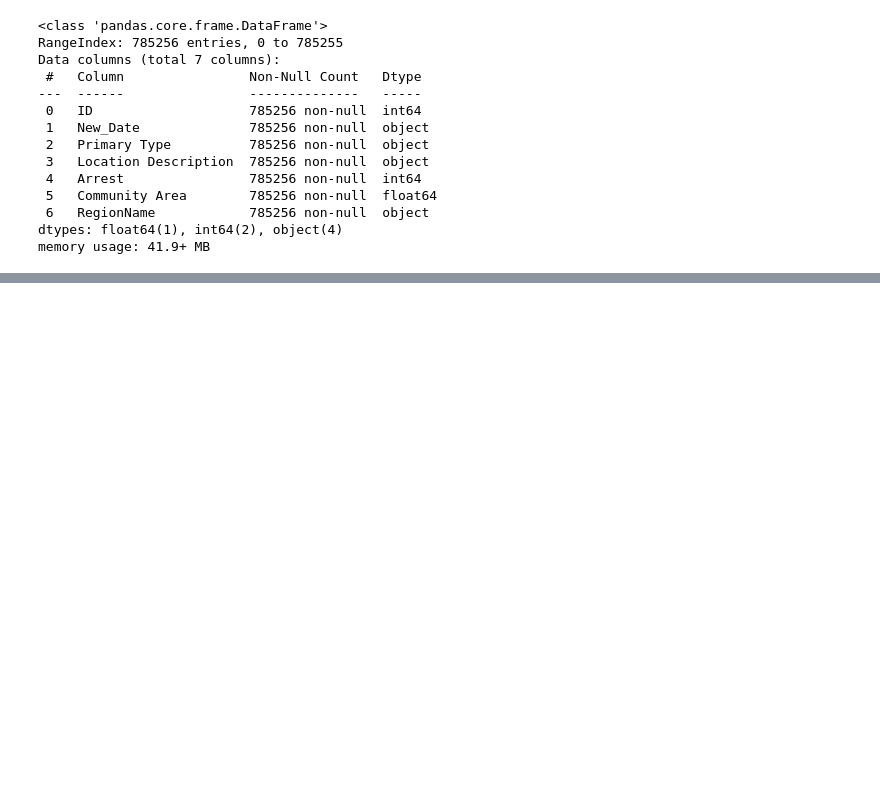
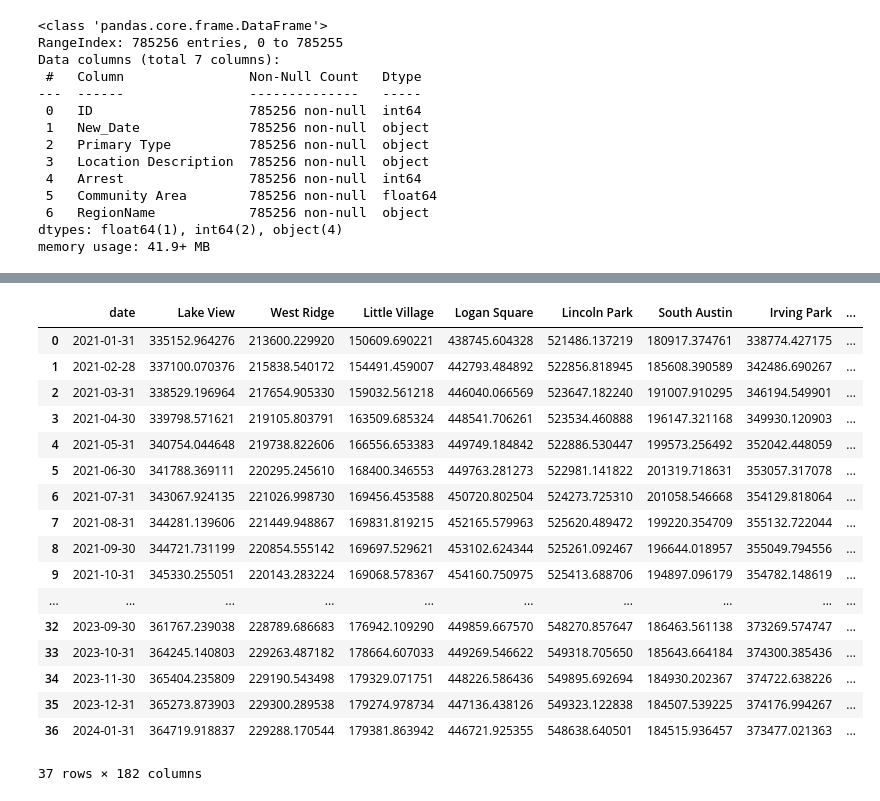
Before and after one commit to rajpatel322/group-project-kungfu-pandas, a Jupyter notebook: EDA.ipynb, the cells around one changed output, grey strips where cells are left out. Saved outputs shown, nothing was run; the diff lists cells and outputs as text; code cells hidden in the pictures; blank space fills up the shorter version.

```diff
--- a/EDA.ipynb
+++ b/EDA.ipynb
@@ -59,0 +76,22 @@ def get_min(col_name):
+# %%
+neighborhood_2021_present = pd.read_csv('csv_files/neighborhood_data_2021_present.csv')
+neighborhood_2021_present
+# %% [output]
+|  | date | Lake View | West Ridge | Little Village | Logan Square | Lincoln Park | South Austin | Irving Park | ... |
+| 0 | 2021-01-31 | 335152.964276 | 213600.229920 | 150609.690221 | 438745.604328 | 521486.137219 | 180917.374761 | 338774.427175 | ... |
+| 1 | 2021-02-28 | 337100.070376 | 215838.540172 | 154491.459007 | 442793.484892 | 522856.818945 | 185608.390589 | 342486.690267 | ... |
+| 2 | 2021-03-31 | 338529.196964 | 217654.905330 | 159032.561218 | 446040.066569 | 523647.182240 | 191007.910295 | 346194.549901 | ... |
+| 3 | 2021-04-30 | 339798.571621 | 219105.803791 | 163509.685324 | 448541.706261 | 523534.460888 | 196147.321168 | 349930.120903 | ... |
+| 4 | 2021-05-31 | 340754.044648 | 219738.822606 | 166556.653383 | 449749.184842 | 522886.530447 | 199573.256492 | 352042.448059 | ... |
+| 5 | 2021-06-30 | 341788.369111 | 220295.245610 | 168400.346553 | 449763.281273 | 522981.141822 | 201319.718631 | 353057.317078 | ... |
+| 6 | 2021-07-31 | 343067.924135 | 221026.998730 | 169456.453588 | 450720.802504 | 524273.725310 | 201058.546668 | 354129.818064 | ... |
+| 7 | 2021-08-31 | 344281.139606 | 221449.948867 | 169831.819215 | 452165.579963 | 525620.489472 | 199220.354709 | 355132.722044 | ... |
+| 8 | 2021-09-30 | 344721.731199 | 220854.555142 | 169697.529621 | 453102.624344 | 525261.092467 | 196644.018957 | 355049.794556 | ... |
+| 9 | 2021-10-31 | 345330.255051 | 220143.283224 | 169068.578367 | 454160.750975 | 525413.688706 | 194897.096179 | 354782.148619 | ... |
+| ... | ... | ... | ... | ... | ... | ... | ... | ... | ... |
+| 32 | 2023-09-30 | 361767.239038 | 228789.686683 | 176942.109290 | 449859.667570 | 548270.857647 | 186463.561138 | 373269.574747 | ... |
+| 33 | 2023-10-31 | 364245.140803 | 229263.487182 | 178664.607033 | 449269.546622 | 549318.705650 | 185643.664184 | 374300.385436 | ... |
+| 34 | 2023-11-30 | 365404.235809 | 229190.543498 | 179329.071751 | 448226.586436 | 549895.692694 | 184930.202367 | 374722.638226 | ... |
+| 35 | 2023-12-31 | 365273.873903 | 229300.289538 | 179274.978734 | 447136.438126 | 549323.122838 | 184507.539225 | 374176.994267 | ... |
+| 36 | 2024-01-31 | 364719.918837 | 229288.170544 | 179381.863942 | 446721.925355 | 548638.640501 | 184515.936457 | 373477.021363 | ... |
+37 rows × 182 columns
```
Also changed, not shown: parts of 8 cells of this notebook, 1 other file.
